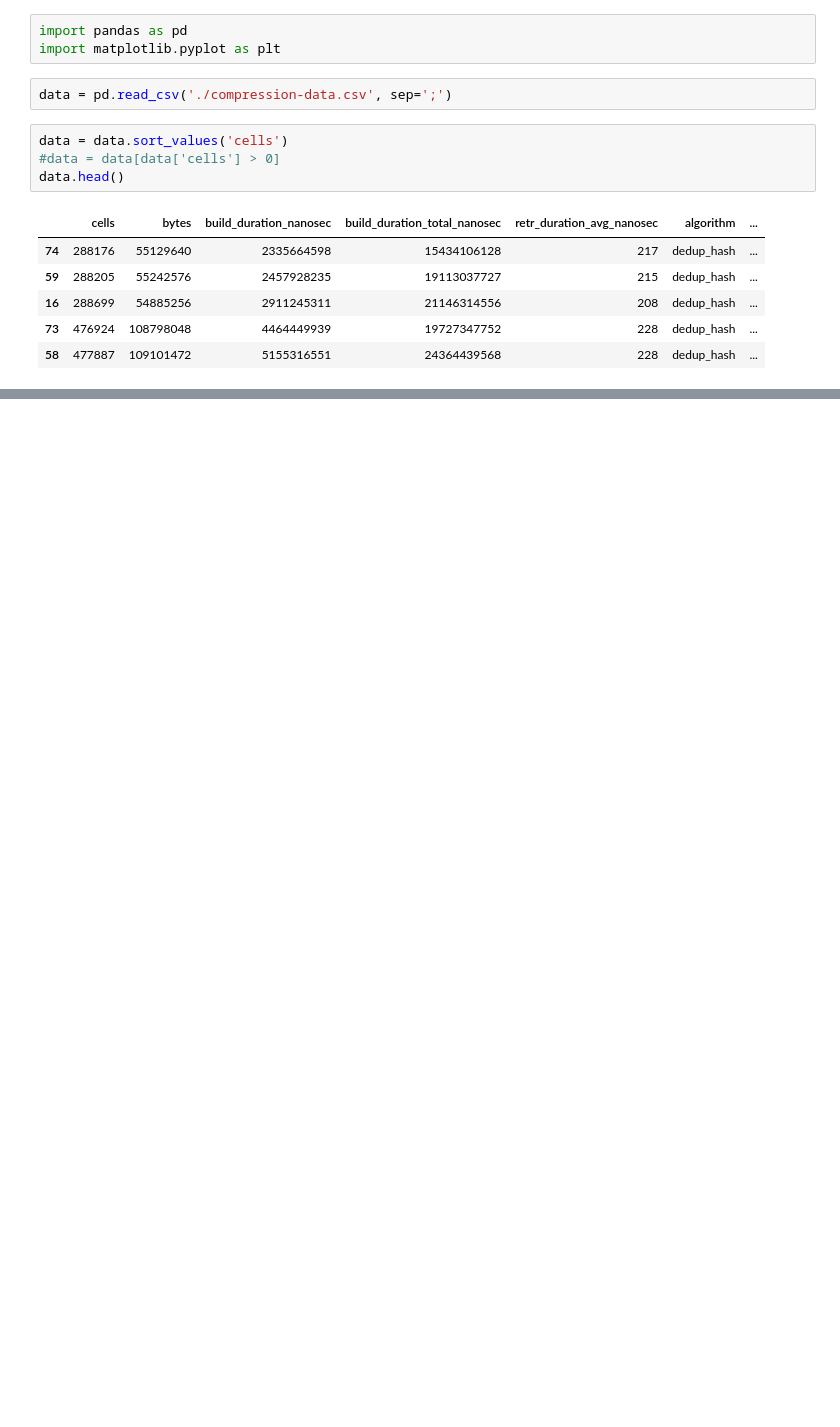
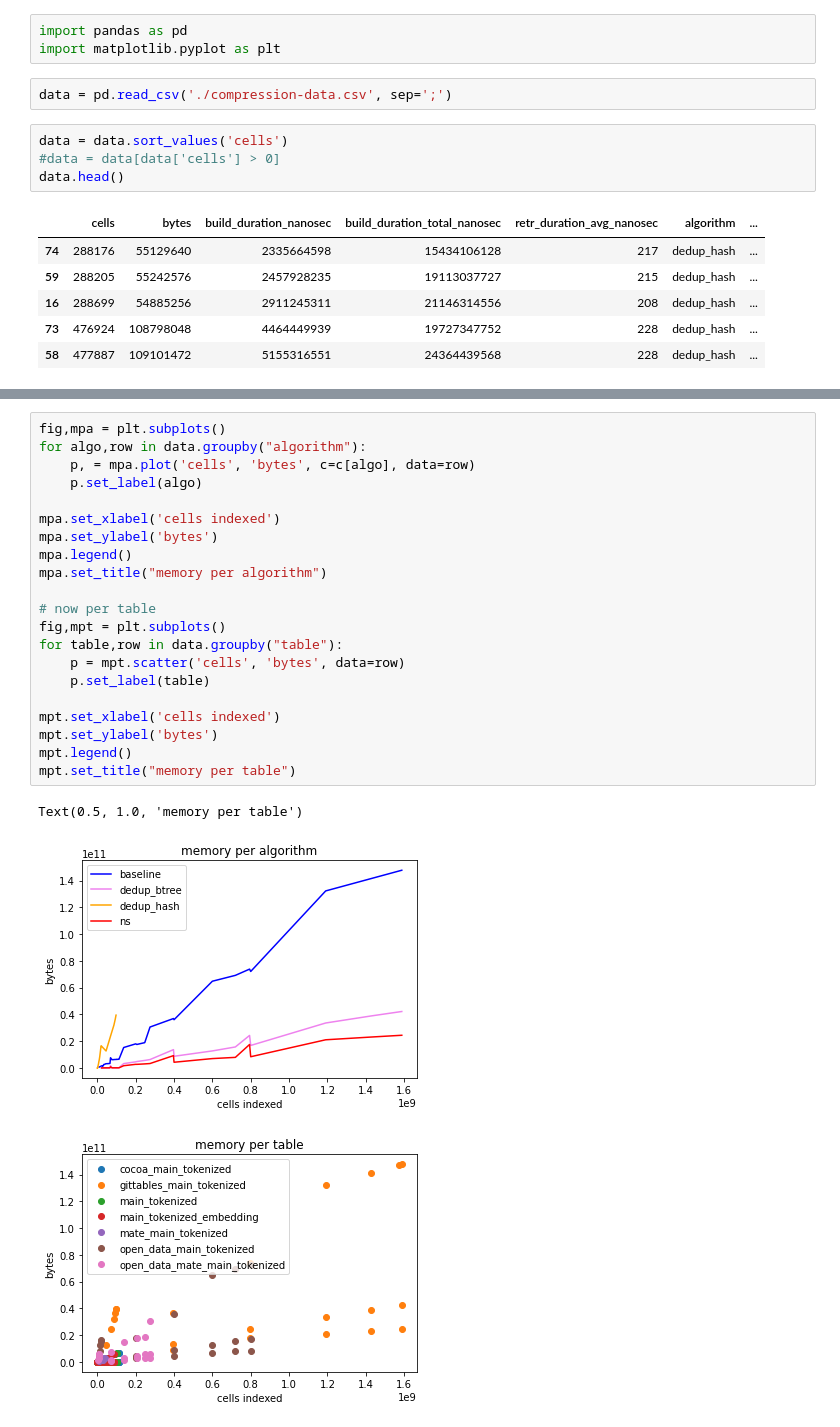
Before and after one commit to nilsmartel/bsc-ii-measure, a Jupyter notebook: render-graphs/testing.ipynb, the cells around one changed output, grey strips where cells are left out. Cells and saved outputs as stored; diff of their text form; blank space fills up the shorter version.

```diff
--- a/render-graphs/testing.ipynb
+++ b/render-graphs/testing.ipynb
@@ -35 +61,26 @@ ns
+# %%
+fig,mpa = plt.subplots()
+for algo,row in data.groupby("algorithm"):
+    p, = mpa.plot('cells', 'bytes', c=c[algo], data=row)
+    p.set_label(algo)
+
+mpa.set_xlabel('cells indexed')
+mpa.set_ylabel('bytes')
+mpa.legend()
+mpa.set_title("memory per algorithm")
+
+# now per table
+fig,mpt = plt.subplots()
+for table,row in data.groupby("table"):
+    p = mpt.scatter('cells', 'bytes', data=row)
+    p.set_label(table)
+
+mpt.set_xlabel('cells indexed')
+mpt.set_ylabel('bytes')
+mpt.legend()
+mpt.set_title("memory per table")
+# %% [output]
+Text(0.5, 1.0, 'memory per table')
+[figure, added]
+[figure, added]
 # %% [markdown]
```
Also changed, not shown: parts of 6 cells of this notebook, 1 other file.
